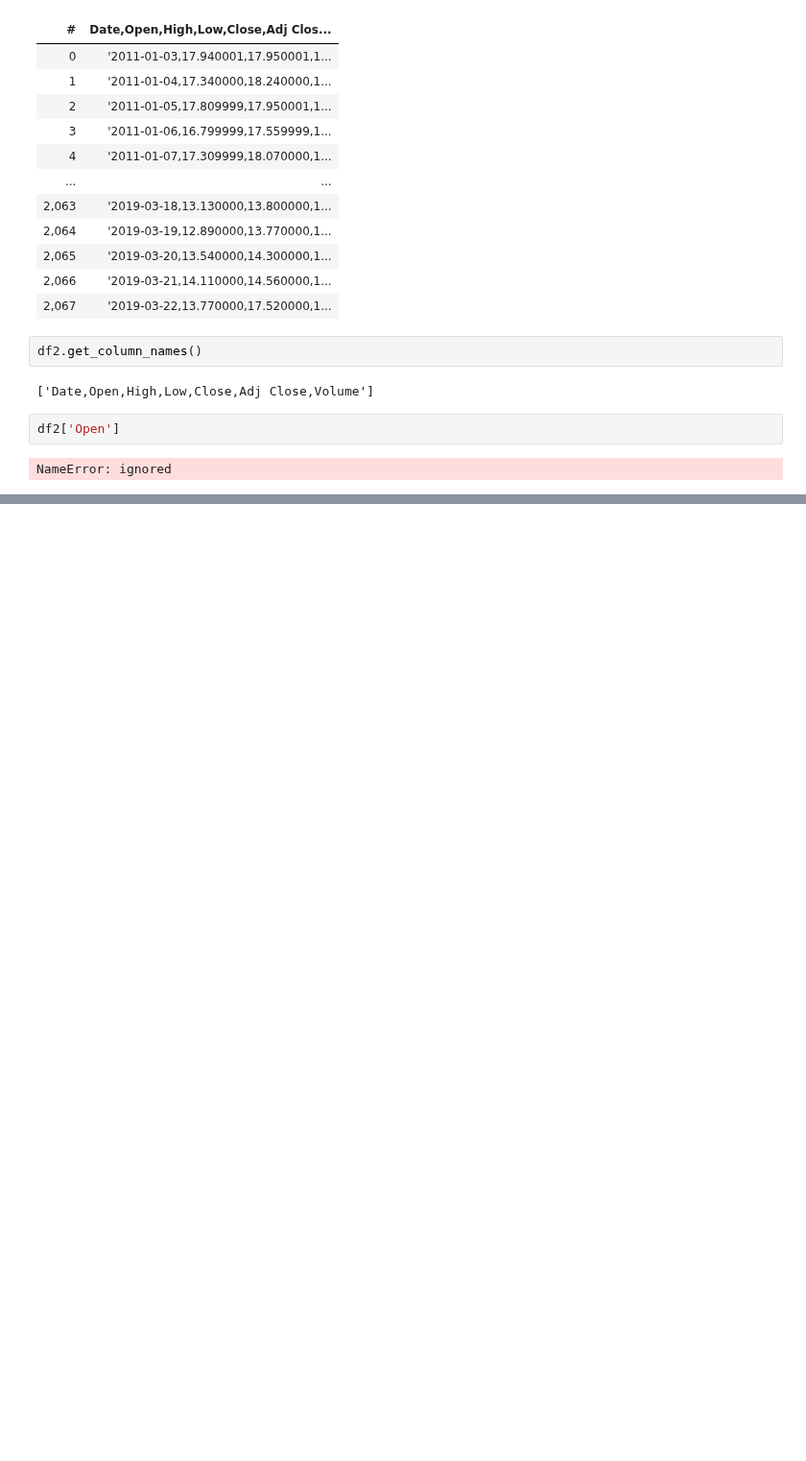
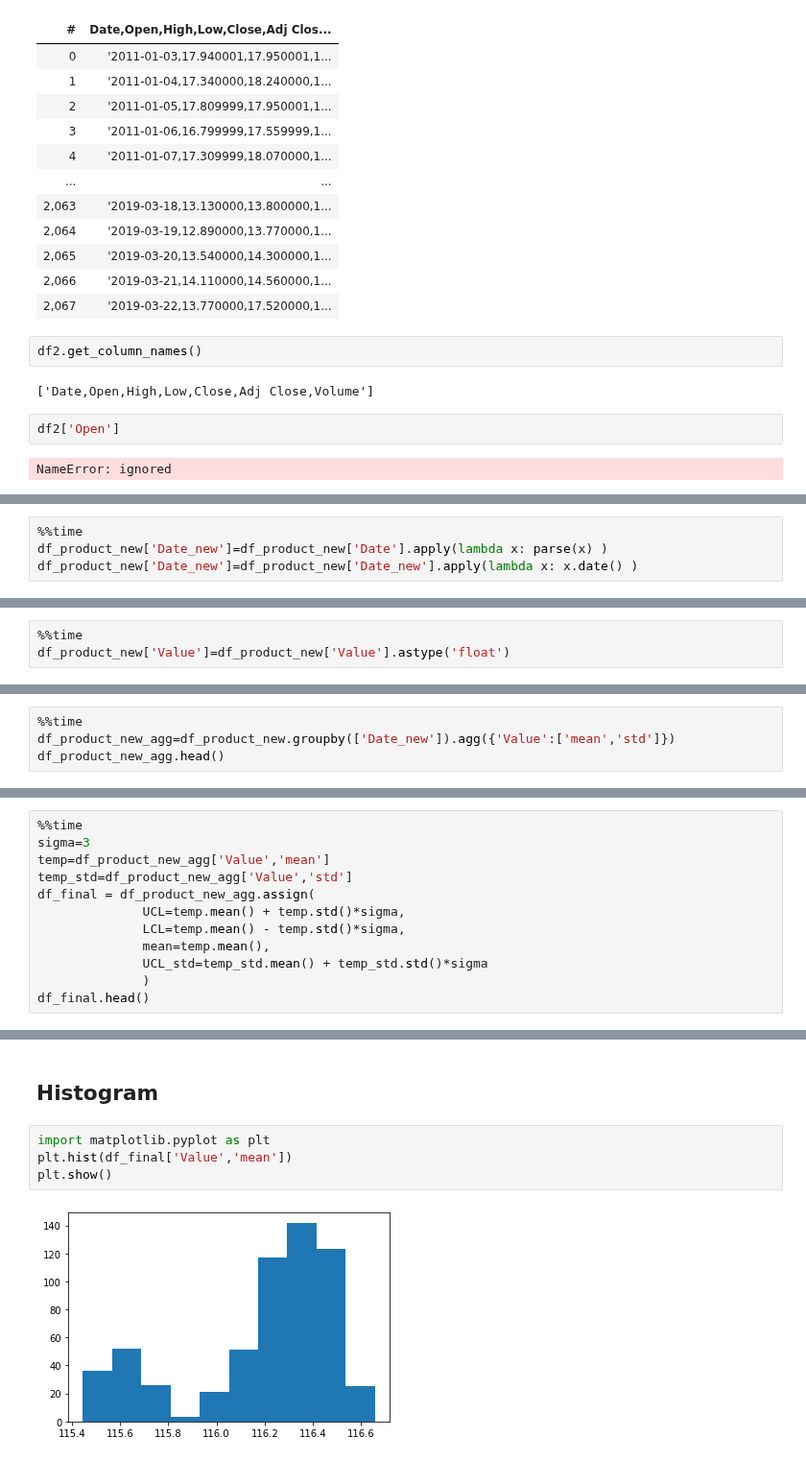
Before and after one commit to duybluemind1988/Data-science, a Jupyter notebook: Sonion/Compare_all_bigdata_method.ipynb, the cells around one changed output, grey strips where cells are left out. Shown at 96% size. Saved outputs shown, nothing was run; the diff lists cells and outputs as text; blank space fills up the shorter version.

```diff
--- a/Sonion/Compare_all_bigdata_method.ipynb
+++ b/Sonion/Compare_all_bigdata_method.ipynb
@@ -815,0 +959,4 @@ NameError: ignored
+# %%
+%%time
+df_product_new['Date_new']=df_product_new['Date'].apply(lambda x: parse(x) )
+df_product_new['Date_new']=df_product_new['Date_new'].apply(lambda x: x.date() )
@@ -815,0 +975,3 @@ NameError: ignored
+# %%
+%%time
+df_product_new['Value']=df_product_new['Value'].astype('float')
@@ -815,0 +991,4 @@ NameError: ignored
+# %%
+%%time
+df_product_new_agg=df_product_new.groupby(['Date_new']).agg({'Value':['mean','std']})
+df_product_new_agg.head()
@@ -815,0 +1034,12 @@ NameError: ignored
+# %%
+%%time
+sigma=3
+temp=df_product_new_agg['Value','mean']
+temp_std=df_product_new_agg['Value','std']
+df_final = df_product_new_agg.assign(
+              UCL=temp.mean() + temp.std()*sigma,
+              LCL=temp.mean() - temp.std()*sigma,
+              mean=temp.mean(),
+              UCL_std=temp_std.mean() + temp_std.std()*sigma
+              )
+df_final.head()
@@ -815,0 +1159,8 @@ NameError: ignored
+# %% [markdown]
+## Histogram
+# %%
+import matplotlib.pyplot as plt
+plt.hist(df_final['Value','mean'])
+plt.show()
+# %% [output]
+[figure, added]
```
Also changed, not shown: parts of 34 cells of this notebook.
